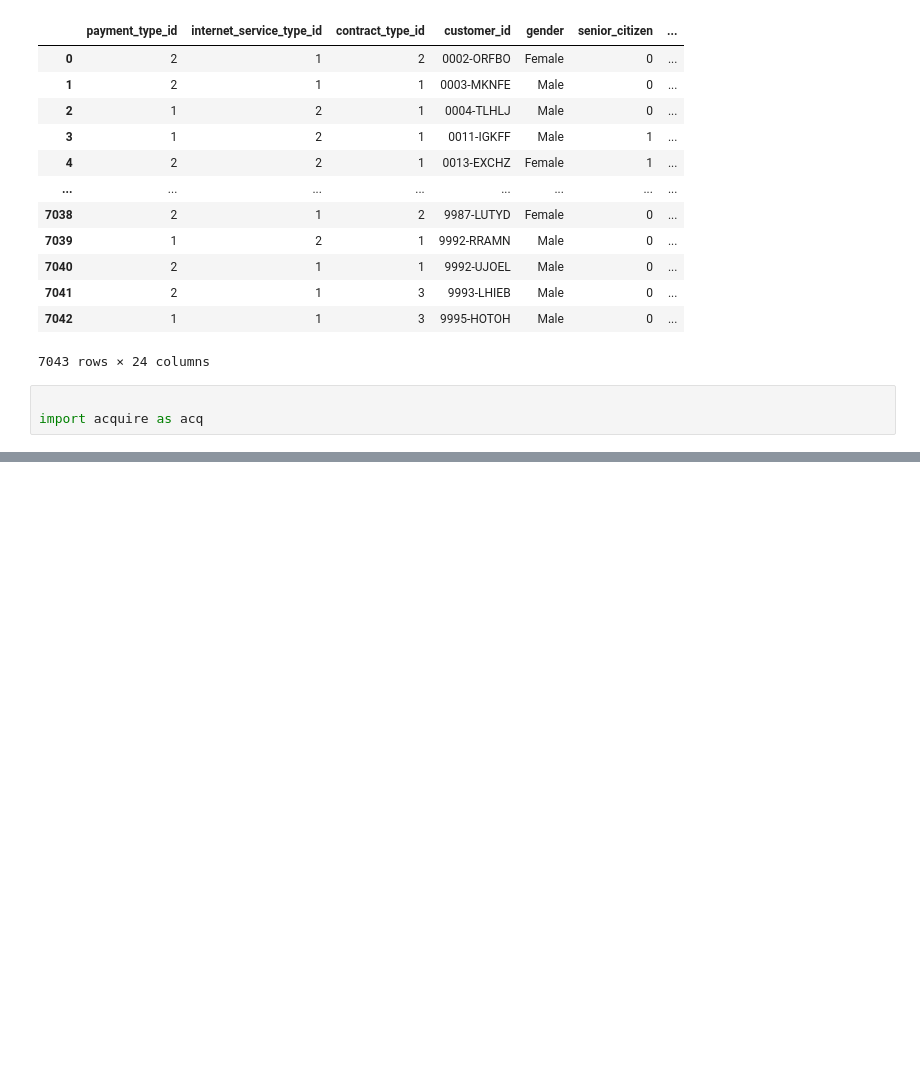
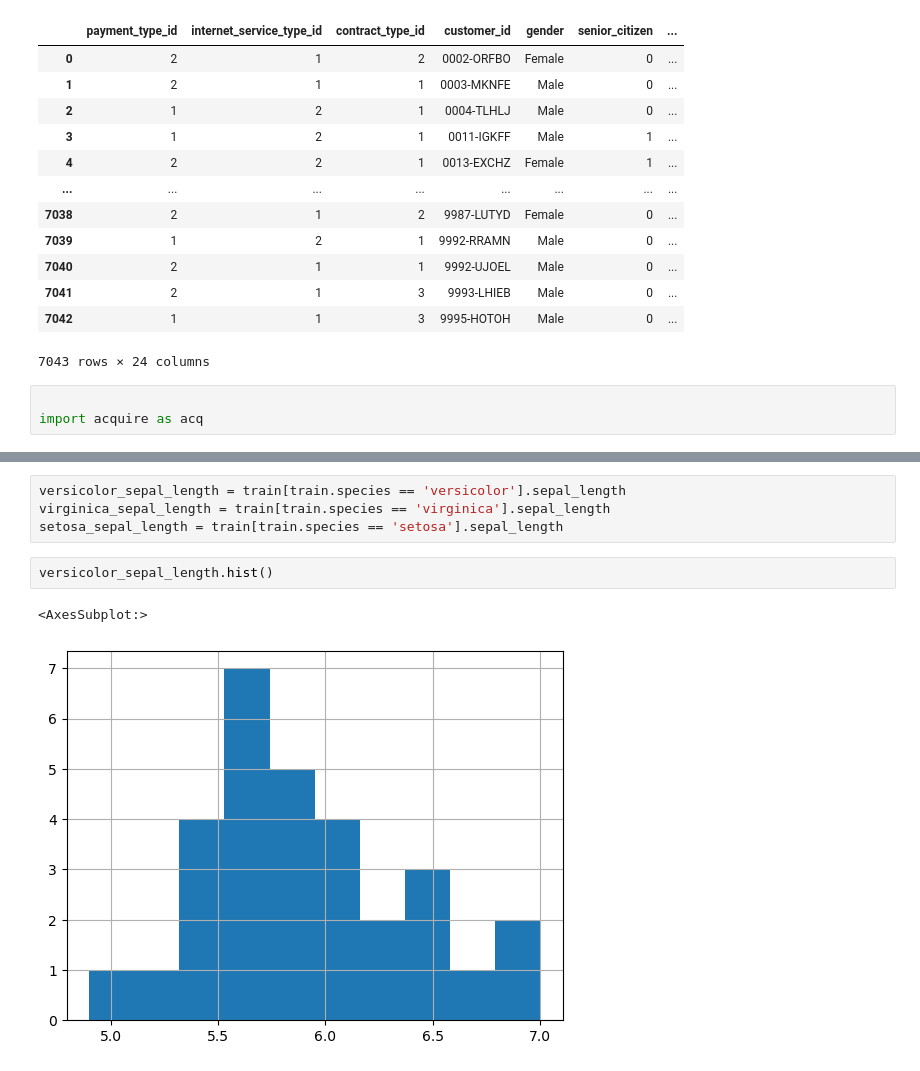
Before and after one commit to Andrew-Casey/classification_exercises, a Jupyter notebook: classification_exercises.ipynb, the cells around one changed output, grey strips where cells are left out. Drawn from its saved outputs; the diff is of its cells as text; blank space fills up the shorter version.

```diff
--- a/classification_exercises.ipynb
+++ b/classification_exercises.ipynb
@@ -1192,0 +1292,9 @@ test
+# %%
+versicolor_sepal_length = train[train.species == 'versicolor'].sepal_length
+virginica_sepal_length = train[train.species == 'virginica'].sepal_length
+setosa_sepal_length = train[train.species == 'setosa'].sepal_length
+# %%
+versicolor_sepal_length.hist()
+# %% [output]
+<AxesSubplot:>
+[figure, added]
```
Also changed, not shown: parts of 244 cells of this notebook, 3 other files.
